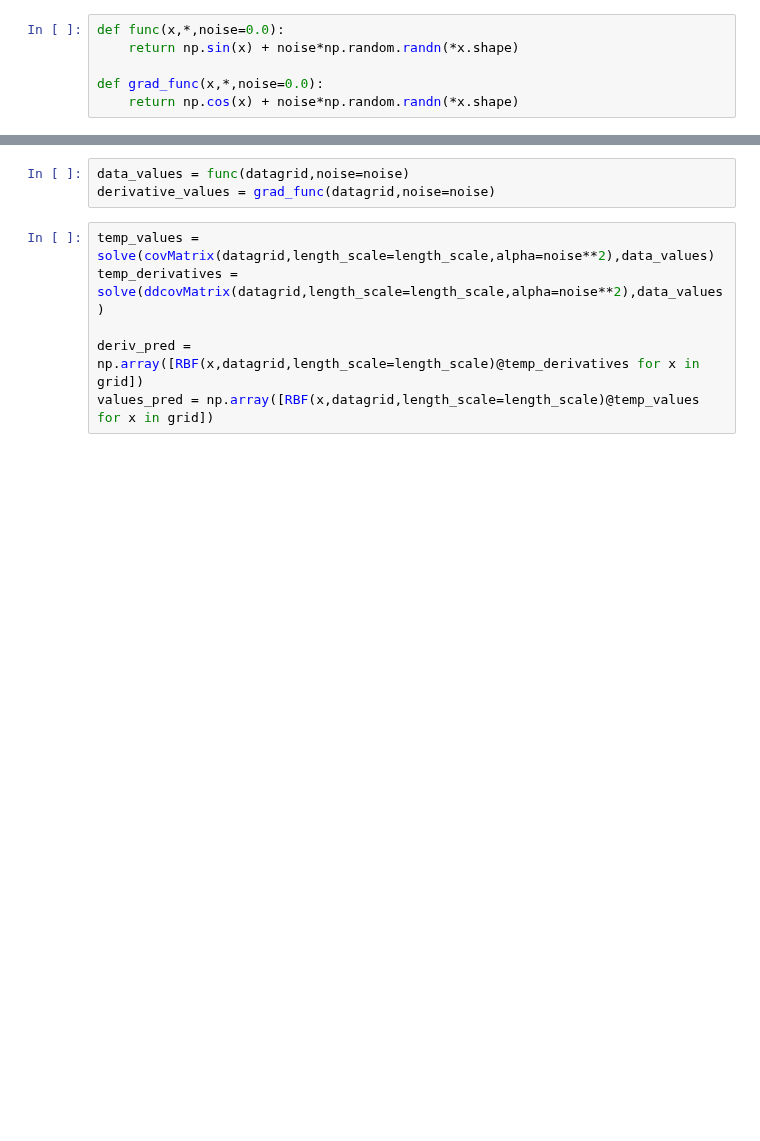
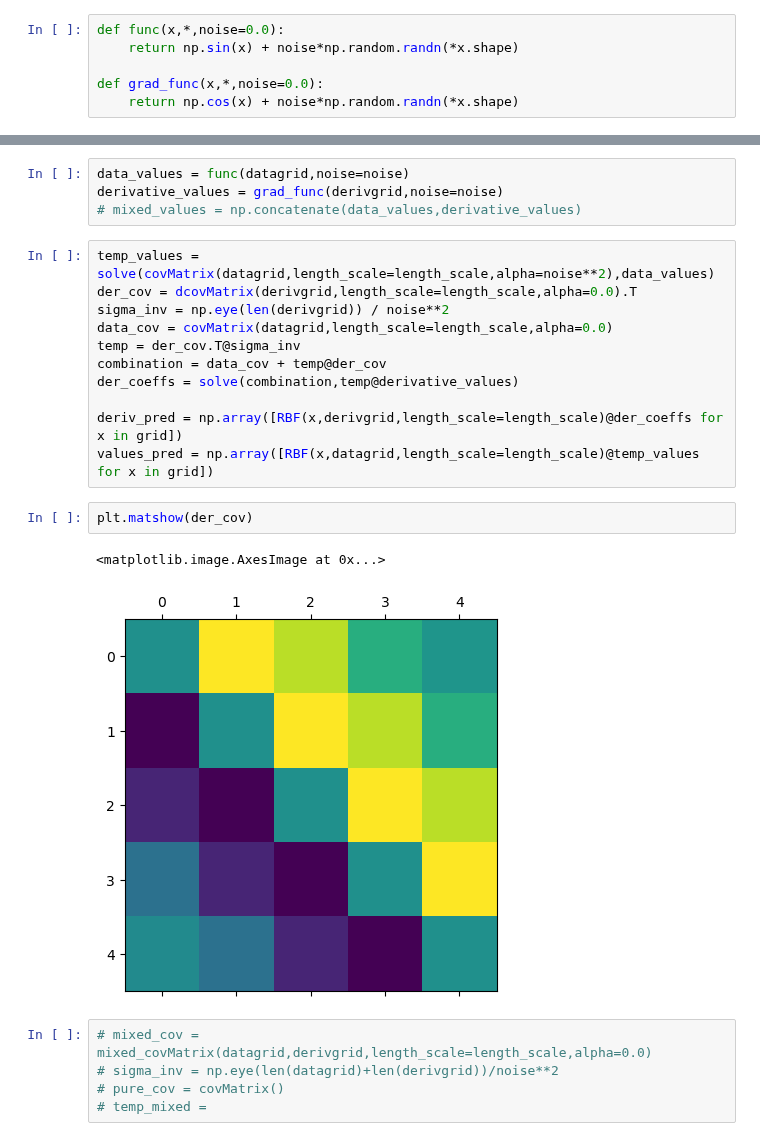
Before and after one commit to LukasEin/jaxgp, a Jupyter notebook: test.ipynb, the cells around one changed output, grey strips where cells are left out. Drawn from its saved outputs; the diff is of its cells as text; blank space fills up the shorter version.

```diff
--- a/test.ipynb
+++ b/test.ipynb
@@ -49,13 +80,29 @@ def ddcovMatrix(points,*,length_scale=1.0,alpha=1e-6):
     return mat + np.eye(len(points))*alpha
 # %%
 data_values = func(datagrid,noise=noise)
-derivative_values = grad_func(datagrid,noise=noise)
+derivative_values = grad_func(derivgrid,noise=noise)
+# mixed_values = np.concatenate(data_values,derivative_values)
 # %%
 temp_values = solve(covMatrix(datagrid,length_scale=length_scale,alpha=noise**2),data_values)
-temp_derivatives = solve(ddcovMatrix(datagrid,length_scale=length_scale,alpha=noise**2),data_values)
+der_cov = dcovMatrix(derivgrid,length_scale=length_scale,alpha=0.0).T
+sigma_inv = np.eye(len(derivgrid)) / noise**2
+data_cov = covMatrix(datagrid,length_scale=length_scale,alpha=0.0)
+temp = der_cov.T@sigma_inv
+combination = data_cov + temp@der_cov
+der_coeffs = solve(combination,temp@derivative_values)
 
-deriv_pred = np.array([RBF(x,datagrid,length_scale=length_scale)@temp_derivatives for x in grid])
+deriv_pred = np.array([RBF(x,derivgrid,length_scale=length_scale)@der_coeffs for x in grid])
 values_pred = np.array([RBF(x,datagrid,length_scale=length_scale)@temp_values for x in grid])
+# %%
+plt.matshow(der_cov)
+# %% [output]
+<matplotlib.image.AxesImage at 0x...>
+[figure, added]
+# %%
+# mixed_cov = mixed_covMatrix(datagrid,derivgrid,length_scale=length_scale,alpha=0.0)
+# sigma_inv = np.eye(len(datagrid)+len(derivgrid))/noise**2
+# pure_cov = covMatrix()
+# temp_mixed =
 # %%
 plt.plot(grid,values_pred)
 plt.plot(grid,deriv_pred)
```
Also changed, not shown: parts of 5 cells of this notebook, 2 other files.
